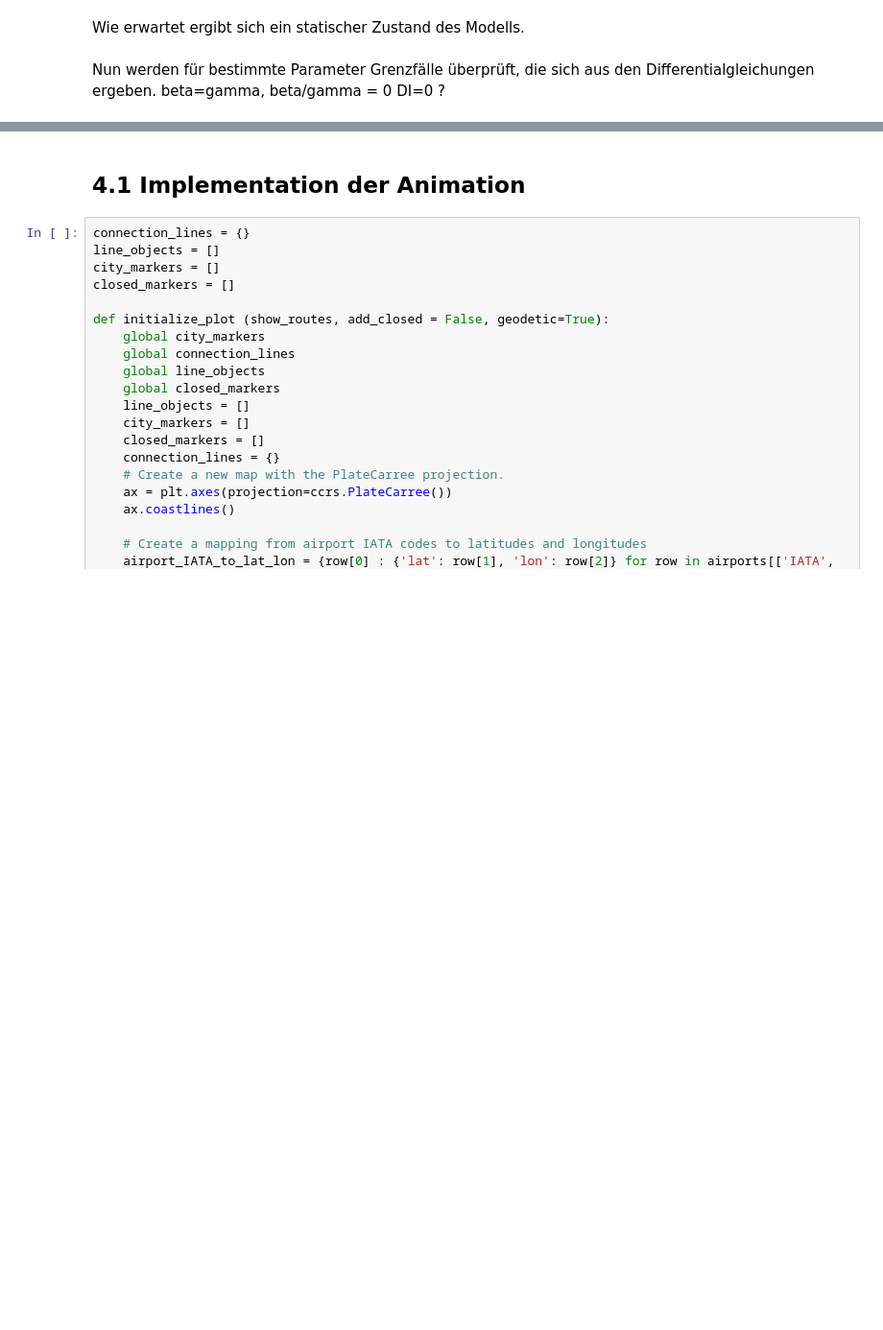
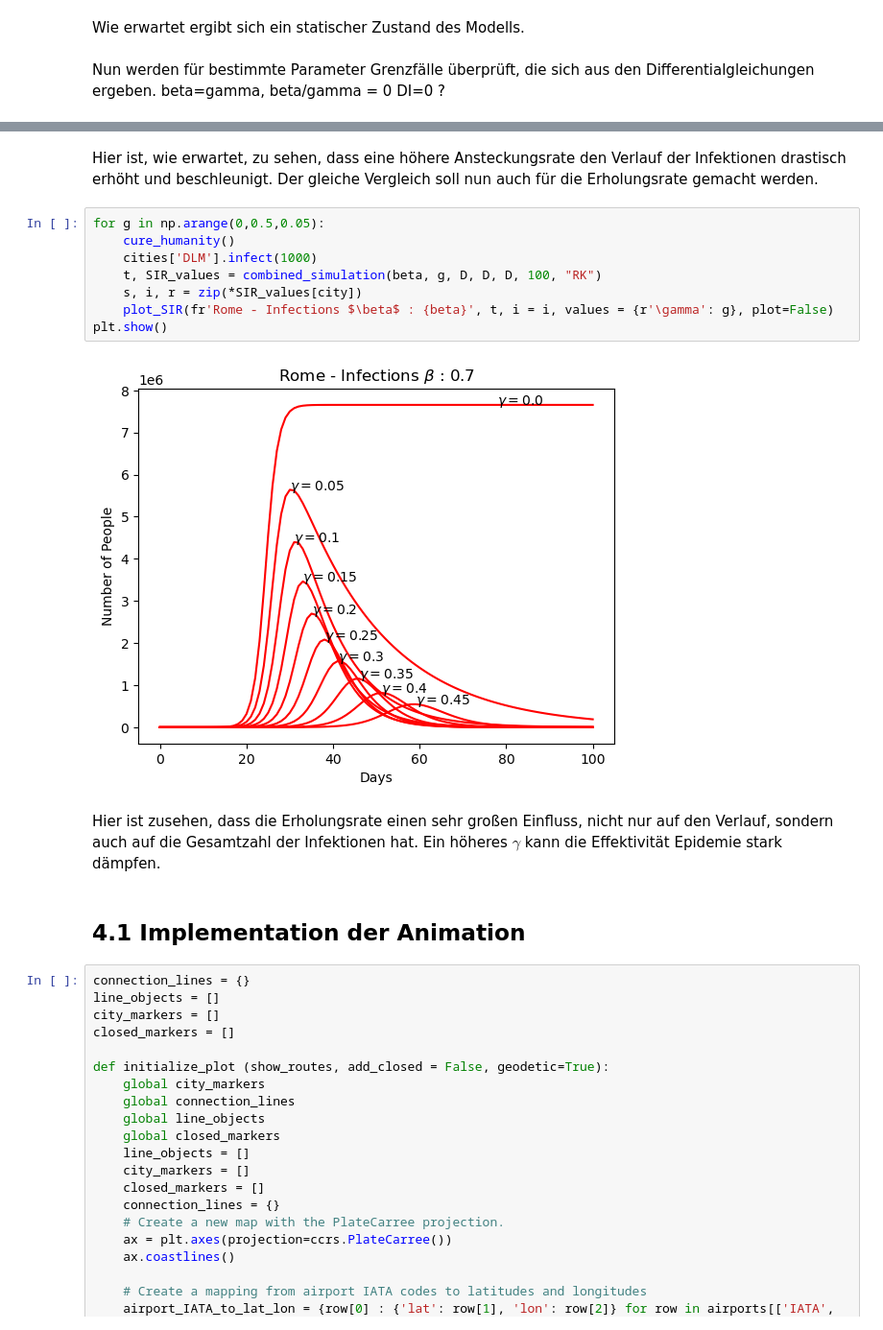
Before and after one commit to LoloSpirit/PlagueInc, a Jupyter notebook: Ausarbeitung_Projekt.ipynb, the cells around one changed output, grey strips where cells are left out. Shown at 96% size. Saved outputs shown, nothing was run; the diff lists cells and outputs as text; blank space fills up the shorter version.

```diff
--- a/Ausarbeitung_Projekt.ipynb
+++ b/Ausarbeitung_Projekt.ipynb
@@ -581,3 +576,17 @@ Wie oben bereits zu sehen war bestätigen sich das Runge-Kutta und das solve_ivp
+# %% [markdown]
+Hier ist, wie erwartet, zu sehen, dass eine höhere Ansteckungsrate den Verlauf der Infektionen drastisch erhöht und beschleunigt. Der gleiche Vergleich soll nun auch für die Erholungsrate gemacht werden.
+# %%
+for g in np.arange(0,0.5,0.05):
+    cure_humanity()
+    cities['DLM'].infect(1000)
+    t, SIR_values = combined_simulation(beta, g, D, D, D, 100, "RK")
+    s, i, r = zip(*SIR_values[city])
+    plot_SIR(fr'Rome - Infections $\beta$ : {beta}', t, i = i, values = {r'\gamma': g}, plot=False)
+plt.show()
+# %% [output]
+[figure, added]
+# %% [markdown]
+Hier ist zusehen, dass die Erholungsrate einen sehr großen Einfluss, nicht nur auf den Verlauf, sondern auch auf die Gesamtzahl der Infektionen hat. Ein höheres $\gamma$ kann die Effektivität Epidemie stark dämpfen.
 # %% [markdown]
 ## 4.1 Implementation der Animation
 # %%
```
Also changed, not shown: parts of 12 cells of this notebook, 4 other files.
